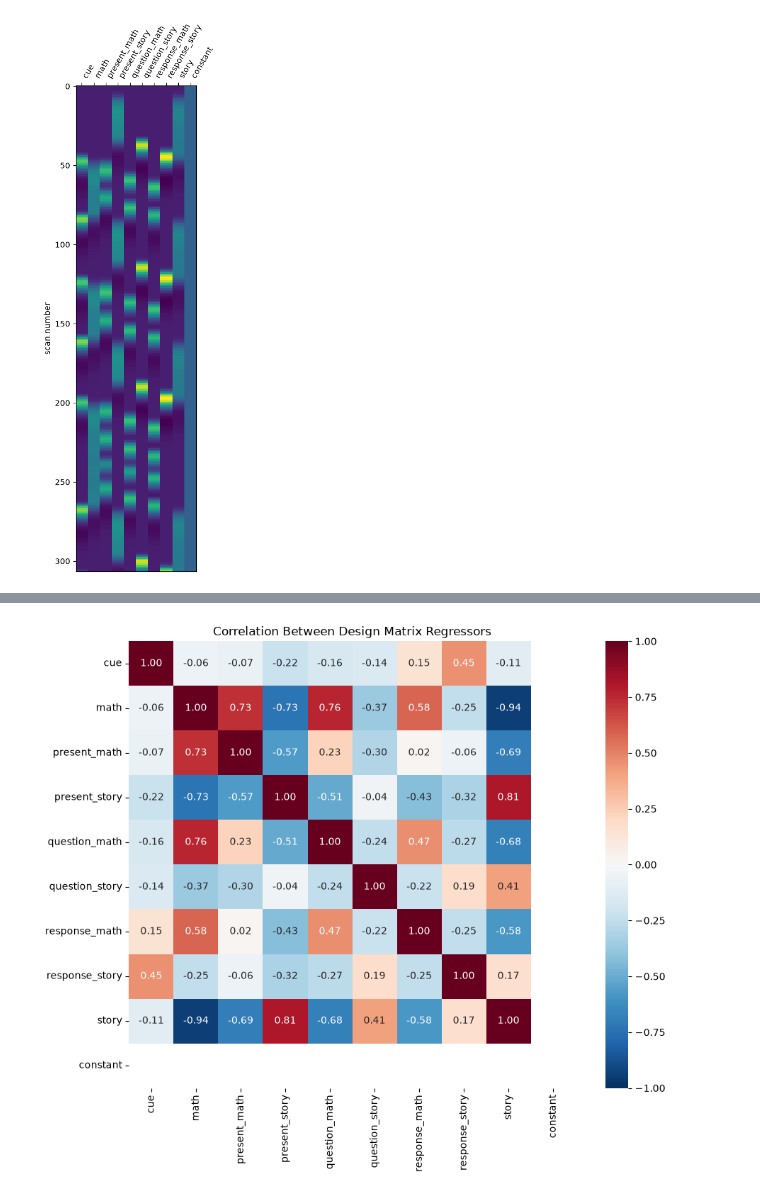
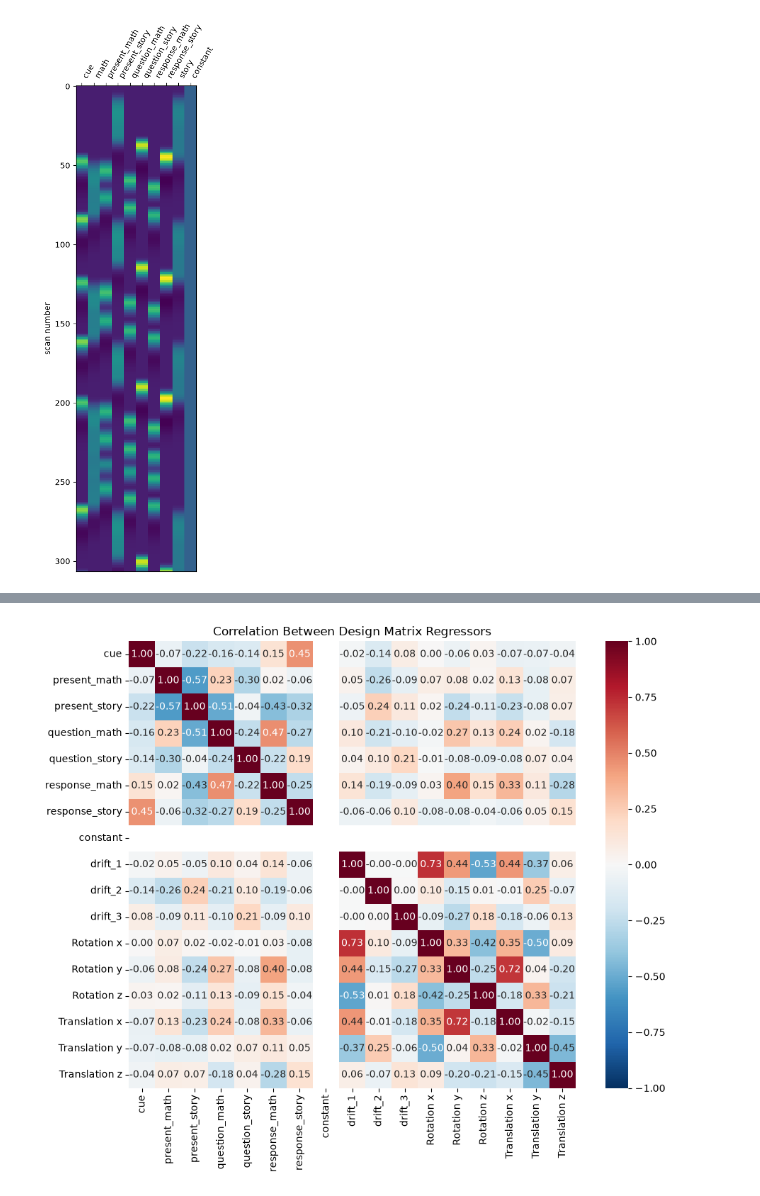
Before and after one commit to nazimov14/NSSP_MiniProjects, a Jupyter notebook: Part1-3_GLM.ipynb, the cells around one changed output, grey strips where cells are left out. Saved outputs shown, nothing was run; the diff lists cells and outputs as text; code cells hidden in the pictures.

```diff
--- a/Part1-3_GLM.ipynb
+++ b/Part1-3_GLM.ipynb
@@ -133,3 +133,41 @@ plt.show()
 # %% [output]
 Repetition Time (TR): 0.7200000286102295 seconds
 [figure]
+# %%
+####### REFINE THE DESIGN MATRIX
+####### We need to remove the regressors story and math since they are highly correlated with the specific task related regressors
+####### and story and math already include all the phases
+####### We will also include drift as regressors (degree of 3)
+
+# Creation of the drift model:
+from nilearn.glm.first_level.design_matrix import _make_drift
+column_values, column_names = _make_drift(drift_model='polynomial', frame_times=np.arange(len(fmri_glm.design_matrices_[0])) * tr, order=3, high_pass=None)
+
+#### Insert drift model as new columns
+design_mat = fmri_glm.design_matrices_[0]
+for (col, name) in zip(column_values.T, column_names):
+    design_mat[name] = col
+
+# LOAD MOTION REGRESSORS FROM MOCO
+mot_params = pd.read_csv(op.join(preproc_root, 'tfMRI_LANGUAGE_LR_moco.par'), sep='  ', header=None,
+            engine='python', names=['Rotation x', 'Rotation y', 'Rotation z','Translation x', 'Translation y', 'Translation z'])
+
+# Add motion parameters
+for col in mot_params.columns:
+    design_mat[col] = mot_params[col].values
+
+##### Remove story and math
+design_mat_new = design_mat[
+    ['cue', 'present_math', 'present_story','question_math',
+     'question_story','response_math', 'response_story', 'constant',
+     'drift_1', 'drift_2', 'drift_3', 'Rotation x', 'Rotation y',
+     'Rotation z', 'Translation x', 'Translation y', 'Translation z'
+    ]
+]
+
+######## REFIT THE DESIGN MATRIX TO GENERATE NEW FIRST LEVEL MODEL
+
+new_glm = FirstLevelModel(t_r=tr, drift_model='None',minimize_memory=False)
+new_glm.fit(final_fMRI, design_matrices=[design_mat_new])
+plot_design_matrix(design_mat_new)
+plt.show()
@@ -136,26 +176,26 @@ Repetition Time (TR): 0.7200000286102295 seconds
 # %%
 ##### COMPUTE AND PLOT THE CORRELATION MATRIX BETWEEN REGRESSORS OF THE DESIGN MATRIX (nilearn function didn't work for some reason)
 import seaborn as sns
 
 # Compute the Pearson correlation between columns
-corr_matrix = design_mat.corr()
+corr_matrix = design_mat_new.corr()
 
 # Plot the correlation matrix
 plt.figure(figsize=(10, 8))
 sns.heatmap(
     corr_matrix,
     annot=True,
     fmt=".2f",
     cmap="RdBu_r",
     vmin=-1,
     vmax=1,
     center=0,
     square=True
 )
 plt.title("Correlation Between Design Matrix Regressors")
 plt.tight_layout()
 plt.show()
 # %% [output]
-[figure, old version]
+[figure, new version]
 # %%
 ###### CREATE STATISTICAL MAPS OF EACH OF THE TASK-RELATED REGRESSORS
```
Also changed, not shown: parts of 8 cells of this notebook.
